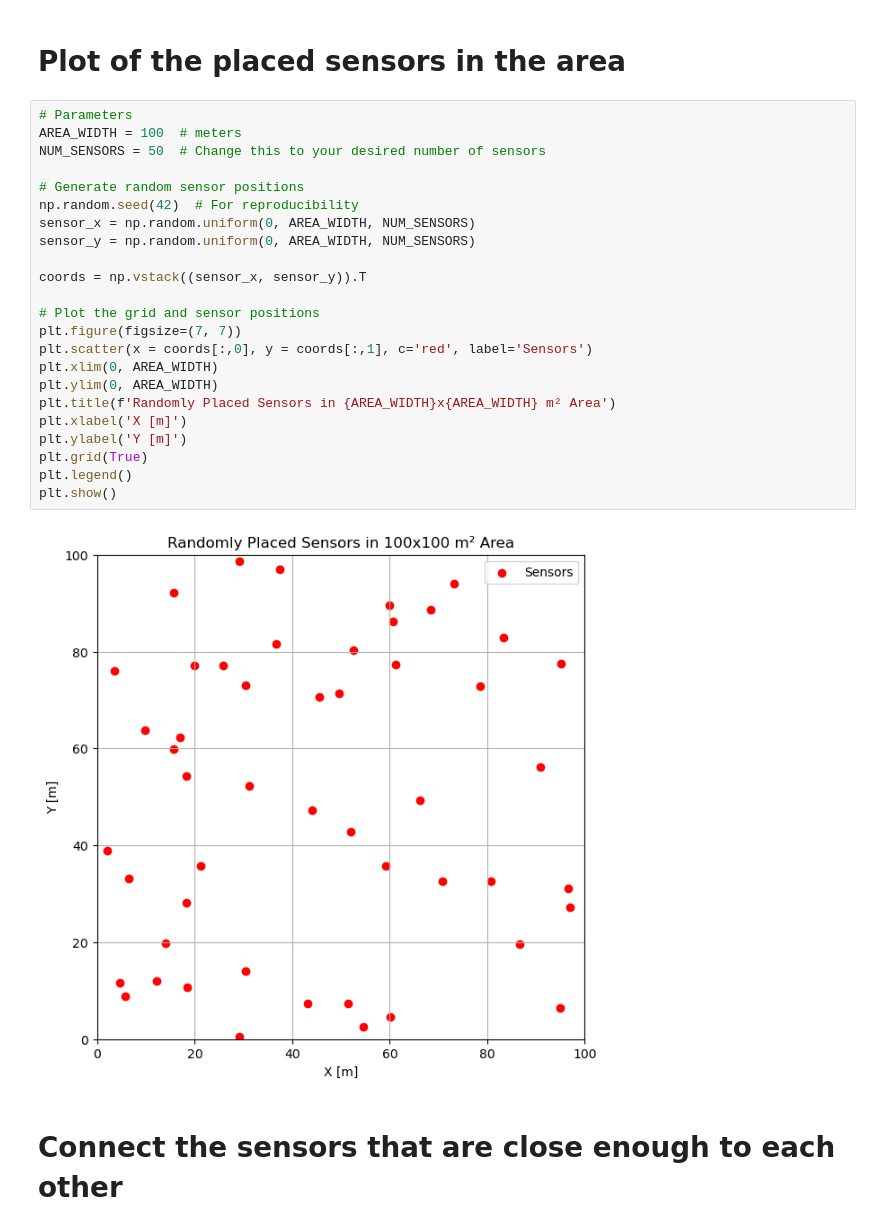
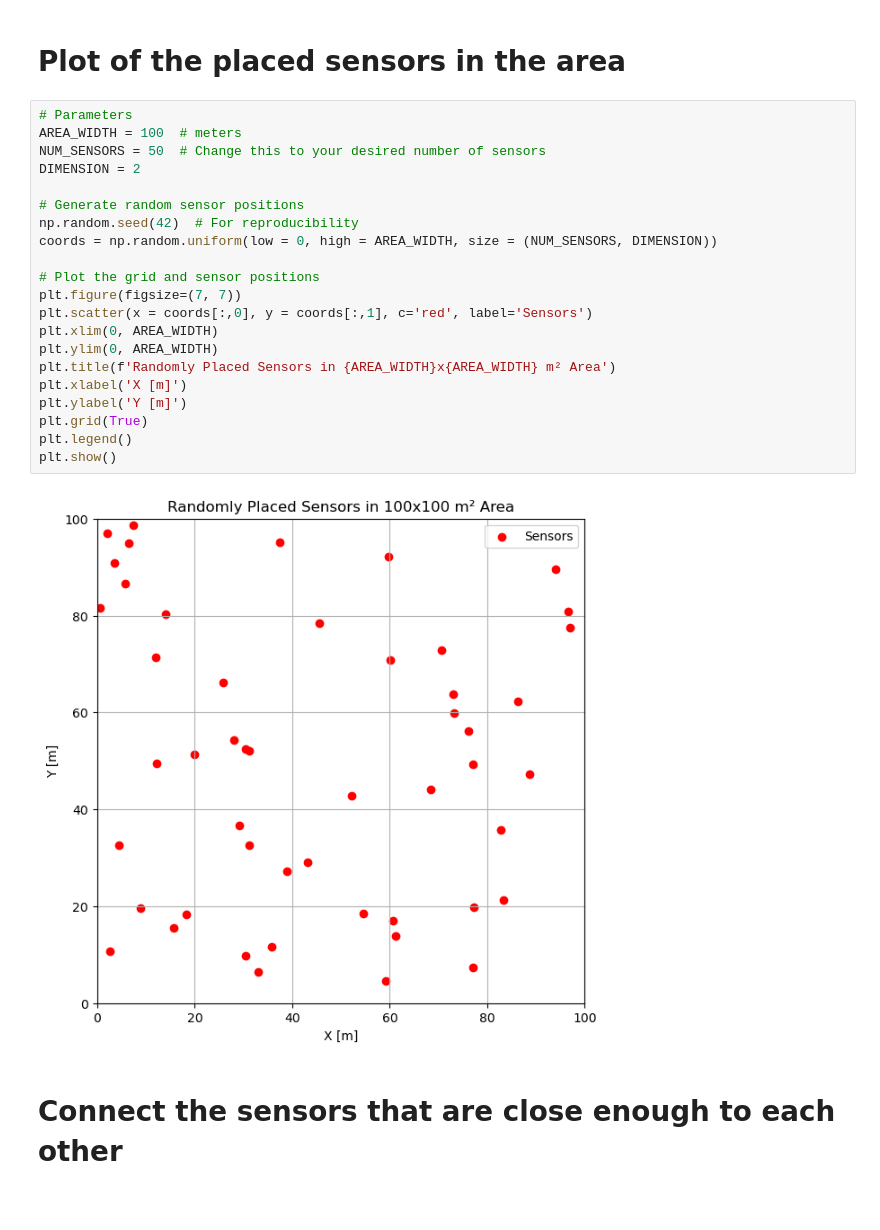
Before and after one commit to JoostJ9/EE4540-Jaspers-Hayaty, a Jupyter notebook: EE4540.ipynb, the cells around one changed output. Cells and saved outputs as stored; diff of their text form.

```diff
--- a/EE4540.ipynb
+++ b/EE4540.ipynb
@@ -44,28 +44,26 @@ Suppose the sensor network now aims to compute the **median** of the measurement
 # %%
 # Parameters
 AREA_WIDTH = 100  # meters
 NUM_SENSORS = 50  # Change this to your desired number of sensors
+DIMENSION = 2
 
 # Generate random sensor positions
 np.random.seed(42)  # For reproducibility
-sensor_x = np.random.uniform(0, AREA_WIDTH, NUM_SENSORS)
-sensor_y = np.random.uniform(0, AREA_WIDTH, NUM_SENSORS)
-
-coords = np.vstack((sensor_x, sensor_y)).T
+coords = np.random.uniform(low = 0, high = AREA_WIDTH, size = (NUM_SENSORS, DIMENSION))
 
 # Plot the grid and sensor positions
 plt.figure(figsize=(7, 7))
 plt.scatter(x = coords[:,0], y = coords[:,1], c='red', label='Sensors')
 plt.xlim(0, AREA_WIDTH)
 plt.ylim(0, AREA_WIDTH)
 plt.title(f'Randomly Placed Sensors in {AREA_WIDTH}x{AREA_WIDTH} m² Area')
 plt.xlabel('X [m]')
 plt.ylabel('Y [m]')
 plt.grid(True)
 plt.legend()
 plt.show()
 # %% [output]
-[figure, old version]
+[figure, new version]
 # %% [markdown]
 # Connect the sensors that are close enough to each other
 # %%
```
Also changed, not shown: parts of 2 cells of this notebook.
